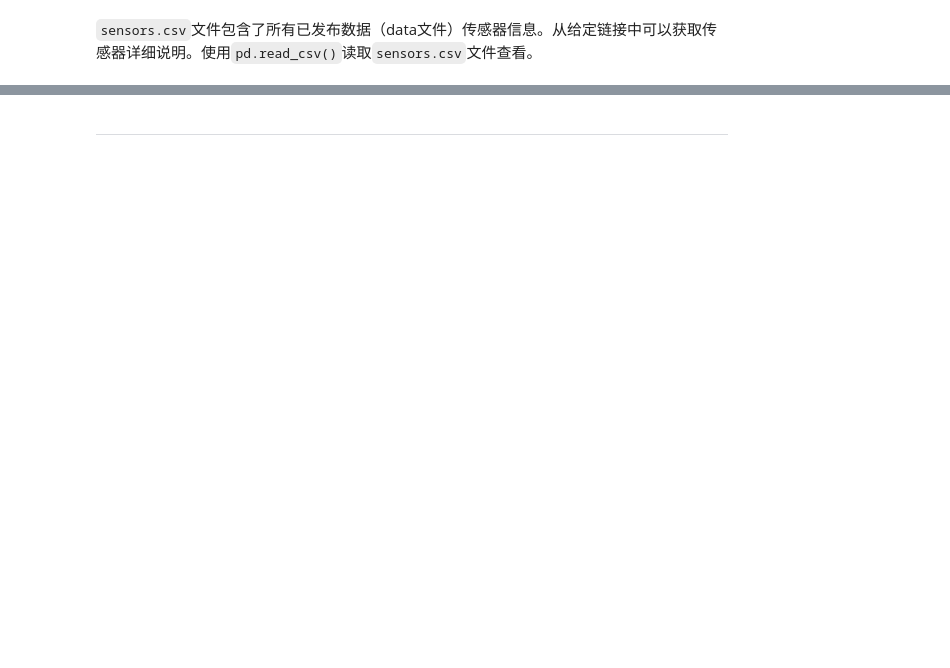
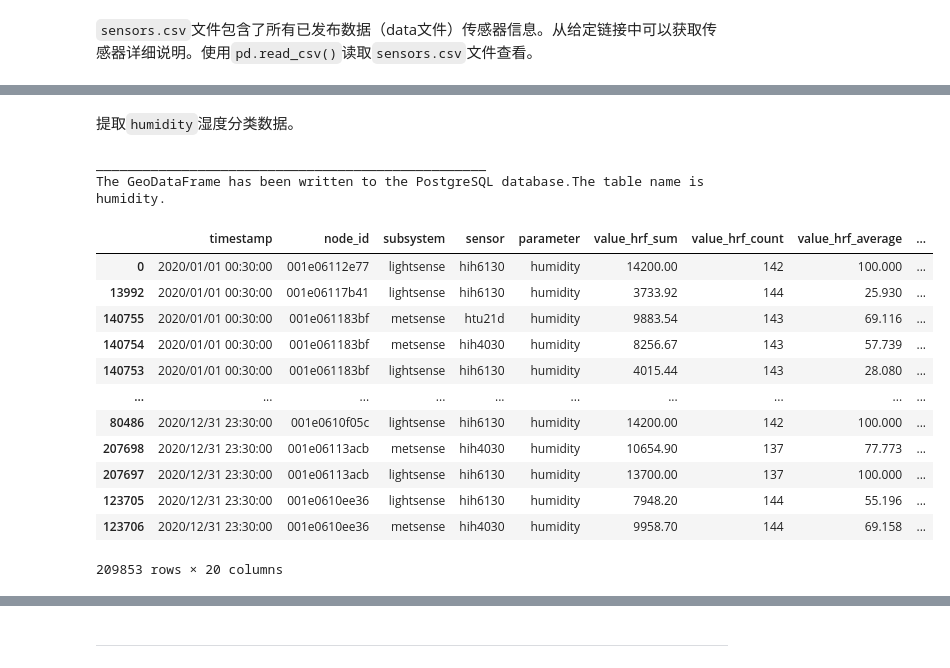
Before and after one commit to richieBao/USDA_CH_final, a Jupyter notebook: USDA/notebook/2.7.1 城市环境传感器AoT数据预处理.ipynb, the cells around one changed output, grey strips where cells are left out. Cells and saved outputs as stored; diff of their text form; code cells hidden in the pictures; blank space fills up the shorter version.

```diff
--- a/USDA/notebook/2.7.1 城市环境传感器AoT数据预处理.ipynb
+++ b/USDA/notebook/2.7.1 城市环境传感器AoT数据预处理.ipynb
@@ -222,0 +1449,24 @@ def AoT_nodes2gdf(nodes_fn,epsg=4326):
+# %% [markdown]
+提取`humidity`湿度分类数据。
+# %%
+aot_humidity_gdf=gpd.read_file("D:\AoT\AoT_slice_reduced_data_3600_category\humidity.gpkg")
+aot_humidity_gdf.sort_values(by=["timestamp"],inplace=True)
+aot_humidity_gdf["ts"]=aot_humidity_gdf.timestamp.apply(lambda row:datetime.strptime(row,'%Y/%m/%d %H:%M:%S'))
+gpd2postSQL(aot_humidity_gdf,table_name="humidity",myusername=UN,mypassword=PW,mydatabase=DB)
+aot_humidity_gdf
+# %% [output]
+__________________________________________________
+The GeoDataFrame has been written to the PostgreSQL database.The table name is humidity.
+|  | timestamp | node_id | subsystem | sensor | parameter | value_hrf_sum | value_hrf_count | value_hrf_average | ... |
+| 0 | 2020/01/01 00:30:00 | 001e06112e77 | lightsense | hih6130 | humidity | 14200.00 | 142 | 100.000 | ... |
+| 13992 | 2020/01/01 00:30:00 | 001e06117b41 | lightsense | hih6130 | humidity | 3733.92 | 144 | 25.930 | ... |
+| 140755 | 2020/01/01 00:30:00 | 001e061183bf | metsense | htu21d | humidity | 9883.54 | 143 | 69.116 | ... |
+| 140754 | 2020/01/01 00:30:00 | 001e061183bf | metsense | hih4030 | humidity | 8256.67 | 143 | 57.739 | ... |
+| 140753 | 2020/01/01 00:30:00 | 001e061183bf | lightsense | hih6130 | humidity | 4015.44 | 143 | 28.080 | ... |
+| ... | ... | ... | ... | ... | ... | ... | ... | ... | ... |
+| 80486 | 2020/12/31 23:30:00 | 001e0610f05c | lightsense | hih6130 | humidity | 14200.00 | 142 | 100.000 | ... |
+| 207698 | 2020/12/31 23:30:00 | 001e06113acb | metsense | hih4030 | humidity | 10654.90 | 137 | 77.773 | ... |
+| 207697 | 2020/12/31 23:30:00 | 001e06113acb | lightsense | hih6130 | humidity | 13700.00 | 137 | 100.000 | ... |
+| 123705 | 2020/12/31 23:30:00 | 001e0610ee36 | lightsense | hih6130 | humidity | 7948.20 | 144 | 55.196 | ... |
+| 123706 | 2020/12/31 23:30:00 | 001e0610ee36 | metsense | hih4030 | humidity | 9958.70 | 144 | 69.158 | ... |
+209853 rows × 20 columns
```
Also changed, not shown: parts of 45 cells of this notebook, 16 other files.
